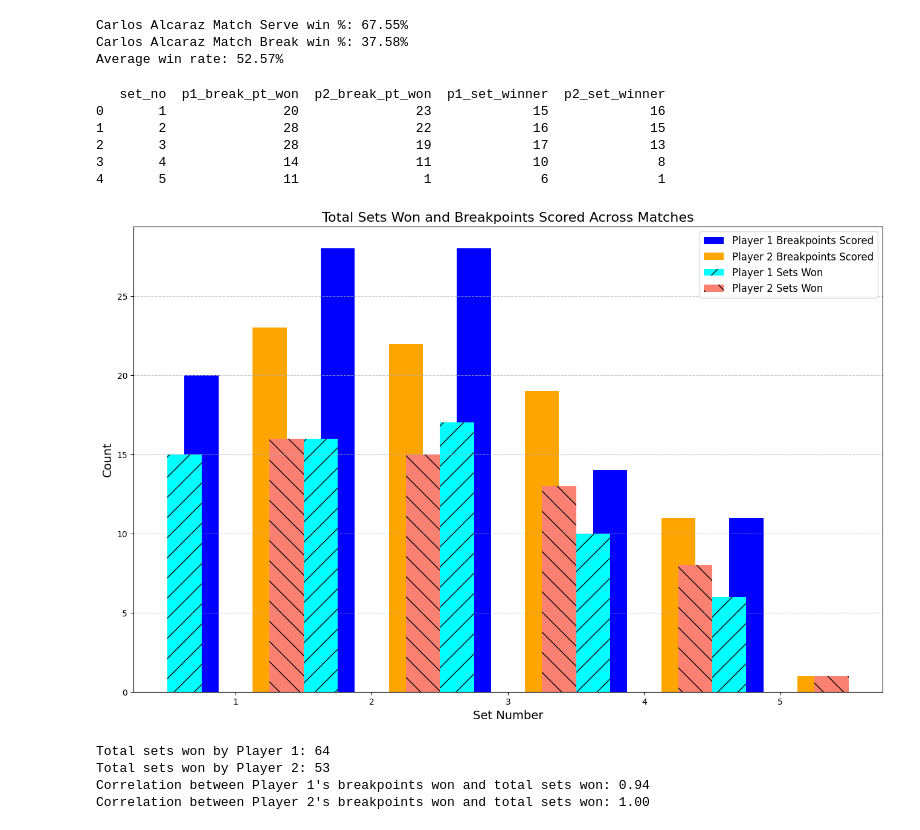
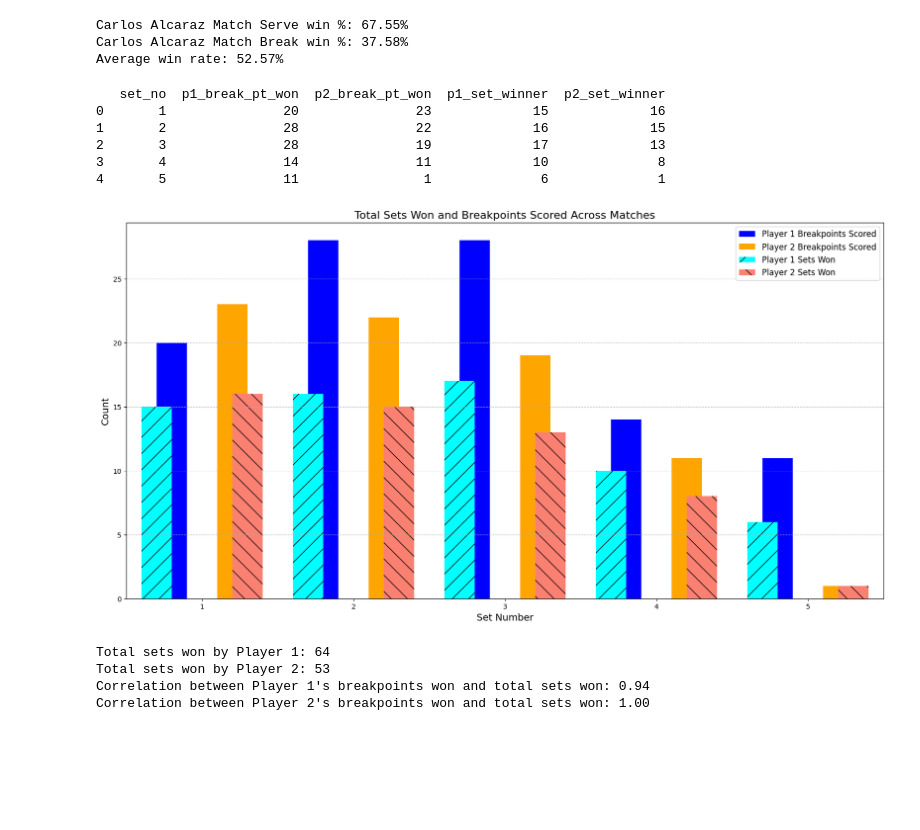
Before and after one commit to Christopher-Xu1/TennisMomentumn, a Jupyter notebook: Data_Analysis/FeatureSelection.ipynb, the cells around one changed output. Drawn from its saved outputs; the diff is of its cells as text; code cells hidden in the pictures; blank space fills up the shorter version.

Commit message:
changes, fixed plot for breakpt

```diff
--- a/Data_Analysis/FeatureSelection.ipynb
+++ b/Data_Analysis/FeatureSelection.ipynb
@@ -127,22 +127,34 @@ set_summary['p2_set_winner'] = (set_summary['set_victor'] == 2).astype(int)  # 1
 set_summary['p1_cumulative_sets'] = set_summary.groupby('match_id')['p1_set_winner'].cumsum()
 set_summary['p2_cumulative_sets'] = set_summary.groupby('match_id')['p2_set_winner'].cumsum()
 
-# Aggregate totals across all matches
-overall_summary = set_summary.groupby('set_no').agg({
-    'p1_break_pt_won': 'sum',        # Total breakpoints won by Player 1 across all matches
-    'p2_break_pt_won': 'sum',        # Total breakpoints won by Player 2 across all matches
-    'p1_set_winner': 'sum',          # Total sets won by Player 1 across all matches
-    'p2_set_winner': 'sum'           # Total sets won by Player 2 across all matches
-}).reset_index()
+# Determine the full range of set numbers
+max_set_no = set_summary['set_no'].max()
+full_set_range = range(1, max_set_no + 1)
+
+# Aggregate totals across all matches, filling missing sets with 0
+overall_summary = (
+    set_summary.groupby('set_no')
+    .agg({
+        'p1_break_pt_won': 'sum',        # Total breakpoints won by Player 1 across all matches
+        'p2_break_pt_won': 'sum',        # Total breakpoints won by Player 2 across all matches
+        'p1_set_winner': 'sum',          # Total sets won by Player 1 across all matches
+        'p2_set_winner': 'sum'           # Total sets won by Player 2 across all matches
+    })
+    .reindex(full_set_range, fill_value=0)  # Fill missing set numbers with 0
+    .reset_index()
+)
+
+# Rename column for clarity
+overall_summary.rename(columns={'index': 'set_no'}, inplace=True)
 
 # Debugging: Print the aggregated overall_summary for verification
 print(overall_summary)
 
 # Plotting: Visualize set outcomes and breakpoints
-plt.figure(figsize=(16, 10))
+plt.figure(figsize=(20, 10))
 
 # Bar widths
-bar_width = 0.25
+bar_width = 0.2
 
 # Breakpoints scored
 plt.bar(overall_summary['set_no'] - bar_width, overall_summary['p1_break_pt_won'], width=bar_width, color='blue', label="Player 1 Breakpoints Scored")
@@ -155,35 +167,36 @@ plt.bar(overall_summary['set_no'] + 1.5 * bar_width, overall_summary['p2_set_win
 # Customize the plot
 plt.title("Total Sets Won and Breakpoints Scored Across Matches", fontsize=16)
 plt.xlabel("Set Number", fontsize=14)
 plt.ylabel("Count", fontsize=14)
-plt.xticks(overall_summary['set_no'])
+plt.xticks(full_set_range)  # Ensure all set numbers appear on the x-axis
+plt.xlim(0.5, max_set_no + 0.5)  # Add padding to the x-axis range
 plt.legend(fontsize=12)
 plt.grid(True, axis='y', linestyle='--', alpha=0.7)
 
 # Display the plot
 plt.show()
 
 # Print total sets won
 total_p1_sets = overall_summary['p1_set_winner'].sum()
 total_p2_sets = overall_summary['p2_set_winner'].sum()
 print(f"Total sets won by Player 1: {total_p1_sets}")
 print(f"Total sets won by Player 2: {total_p2_sets}")
 
 # Calculate correlations
 p1_correlation = overall_summary['p1_break_pt_won'].corr(overall_summary['p1_set_winner'])
 p2_correlation = overall_summary['p2_break_pt_won'].corr(overall_summary['p2_set_winner'])
 
 # Print correlation results
 print(f"Correlation between Player 1's breakpoints won and total sets won: {p1_correlation:.2f}")
 print(f"Correlation between Player 2's breakpoints won and total sets won: {p2_correlation:.2f}")
 # %% [output]
    set_no  p1_break_pt_won  p2_break_pt_won  p1_set_winner  p2_set_winner
 0       1               20               23             15             16
 1       2               28               22             16             15
 2       3               28               19             17             13
 3       4               14               11             10              8
 4       5               11                1              6              1
-[figure, old version]
+[figure, new version]
 Total sets won by Player 1: 64
 Total sets won by Player 2: 53
 Correlation between Player 1's breakpoints won and total sets won: 0.94
```
Also changed, not shown: parts of 1 cell of this notebook, 1 other file.
